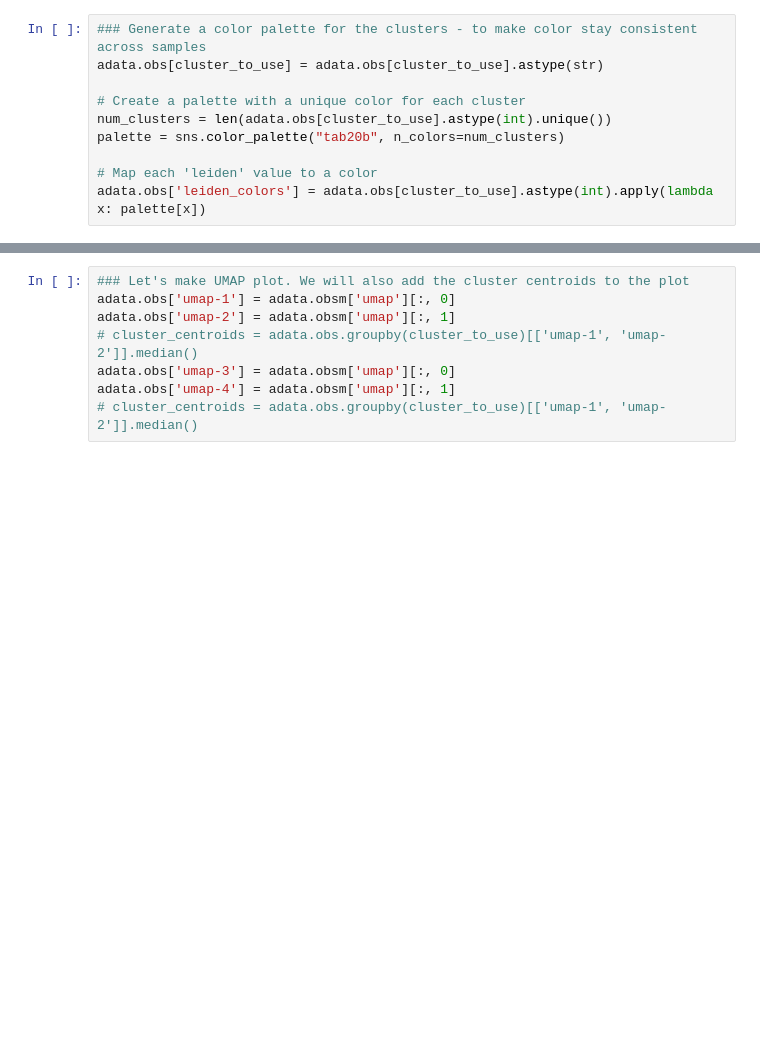
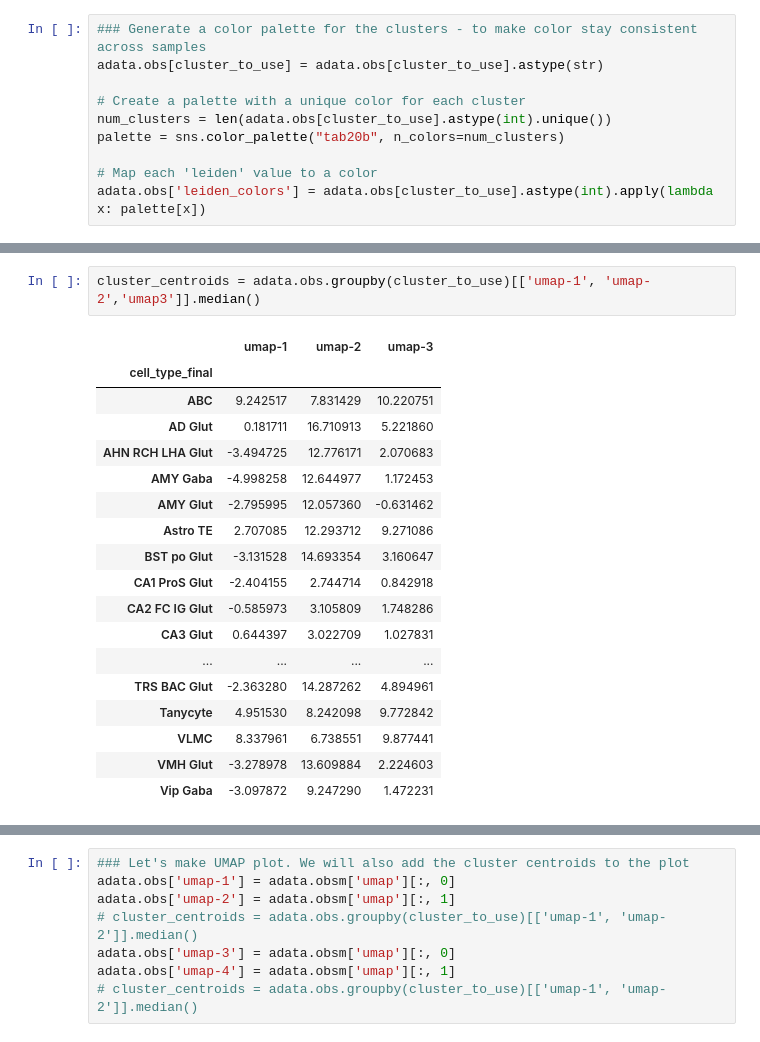
Before and after one commit to Carboneinerte/Xenium-workflow, a Jupyter notebook: Xenium_process_v6_9s.ipynb, the cells around one changed output, grey strips where cells are left out. Cells and saved outputs as stored; diff of their text form; blank space fills up the shorter version.

```diff
--- a/Xenium_process_v6_9s.ipynb
+++ b/Xenium_process_v6_9s.ipynb
@@ -1755,0 +1795,21 @@ adata.obs['leiden_colors'] = adata.obs[cluster_to_use].astype(int).apply(lambda
+# %%
+cluster_centroids = adata.obs.groupby(cluster_to_use)[['umap-1', 'umap-2','umap3']].median()
+# %% [output]
+|  | umap-1 | umap-2 | umap-3 |
+| cell_type_final |  |  |  |
+| ABC | 9.242517 | 7.831429 | 10.220751 |
+| AD Glut | 0.181711 | 16.710913 | 5.221860 |
+| AHN RCH LHA Glut | -3.494725 | 12.776171 | 2.070683 |
+| AMY Gaba | -4.998258 | 12.644977 | 1.172453 |
+| AMY Glut | -2.795995 | 12.057360 | -0.631462 |
+| Astro TE | 2.707085 | 12.293712 | 9.271086 |
+| BST po Glut | -3.131528 | 14.693354 | 3.160647 |
+| CA1 ProS Glut | -2.404155 | 2.744714 | 0.842918 |
+| CA2 FC IG Glut | -0.585973 | 3.105809 | 1.748286 |
+| CA3 Glut | 0.644397 | 3.022709 | 1.027831 |
+| ... | ... | ... | ... |
+| TRS BAC Glut | -2.363280 | 14.287262 | 4.894961 |
+| Tanycyte | 4.951530 | 8.242098 | 9.772842 |
+| VLMC | 8.337961 | 6.738551 | 9.877441 |
+| VMH Glut | -3.278978 | 13.609884 | 2.224603 |
+| Vip Gaba | -3.097872 | 9.247290 | 1.472231 |
```
Also changed, not shown: parts of 5 cells of this notebook.
